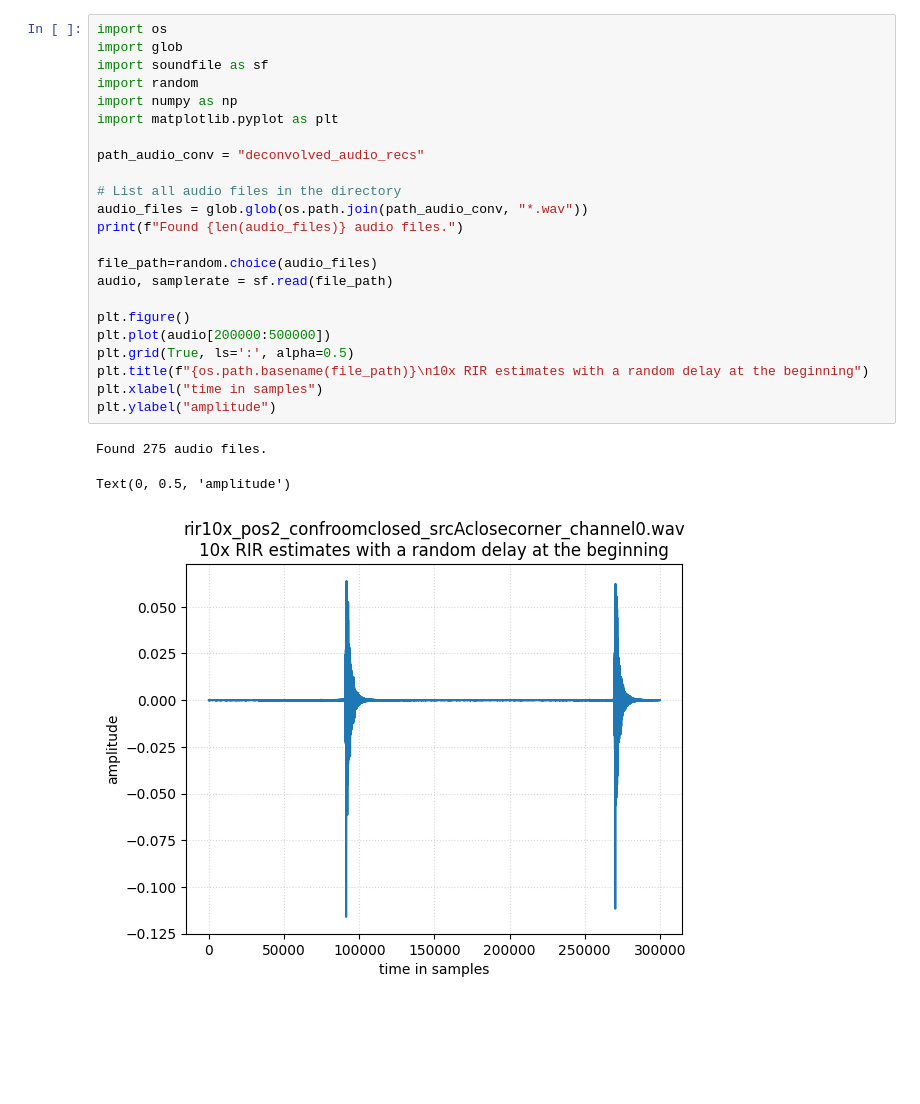
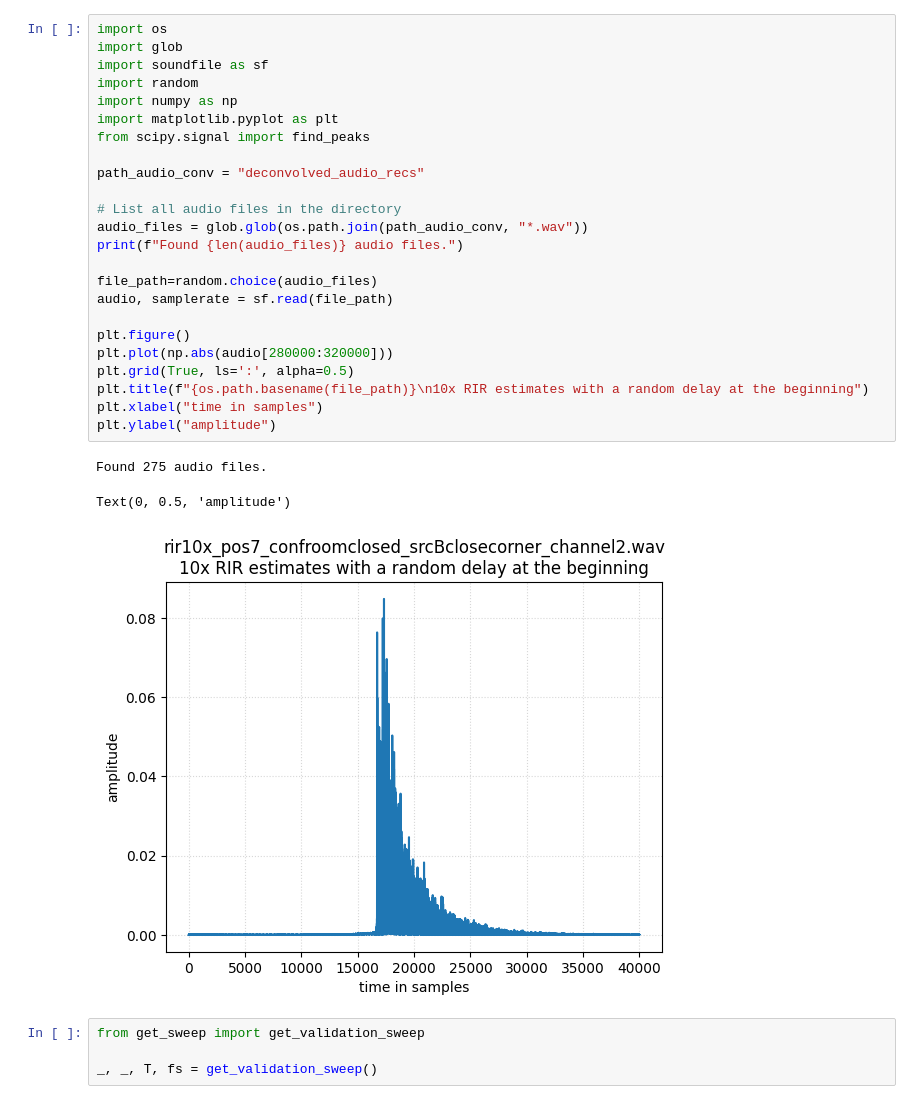
Before and after one commit to liam-kelley/RIR-in-a-Box, a Jupyter notebook: ValidationDataset/visualize_rir10xs.ipynb, the cells around one changed output. Drawn from its saved outputs; the diff is of its cells as text; blank space fills up the shorter version.

```diff
--- a/ValidationDataset/visualize_rir10xs.ipynb
+++ b/ValidationDataset/visualize_rir10xs.ipynb
@@ -20,27 +1,32 @@ tapered_sweep, inverse_tapered_sweep, T, fs = get_validation_sweep()
 # %%
 import os
 import glob
 import soundfile as sf
 import random
 import numpy as np
 import matplotlib.pyplot as plt
+from scipy.signal import find_peaks
 
 path_audio_conv = "deconvolved_audio_recs"
 
 # List all audio files in the directory
 audio_files = glob.glob(os.path.join(path_audio_conv, "*.wav"))
 print(f"Found {len(audio_files)} audio files.")
 
 file_path=random.choice(audio_files)
 audio, samplerate = sf.read(file_path)
 
 plt.figure()
-plt.plot(audio[200000:500000])
+plt.plot(np.abs(audio[280000:320000]))
 plt.grid(True, ls=':', alpha=0.5)
 plt.title(f"{os.path.basename(file_path)}\n10x RIR estimates with a random delay at the beginning")
 plt.xlabel("time in samples")
 plt.ylabel("amplitude")
 # %% [output]
 Found 275 audio files.
 Text(0, 0.5, 'amplitude')
-[figure, old version]
+[figure, new version]
+# %%
+from get_sweep import get_validation_sweep
+
+_, _, T, fs = get_validation_sweep()
```
Also changed, not shown: parts of 4 cells of this notebook.
